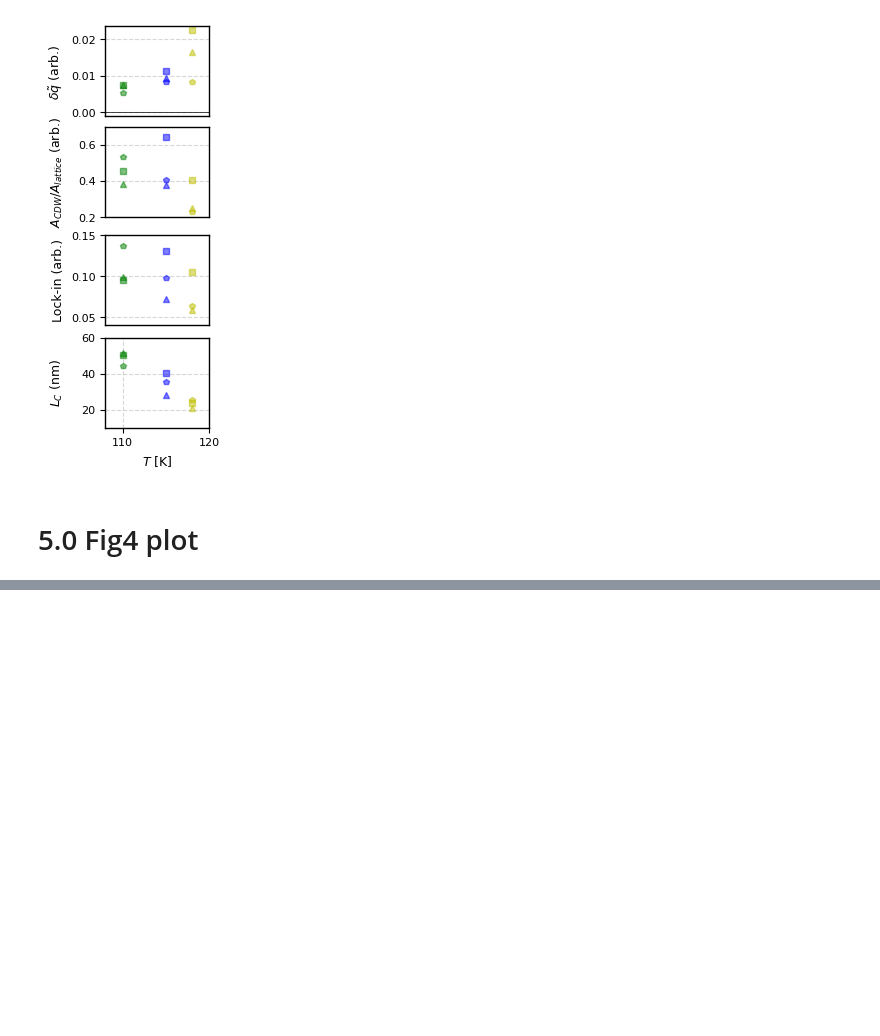
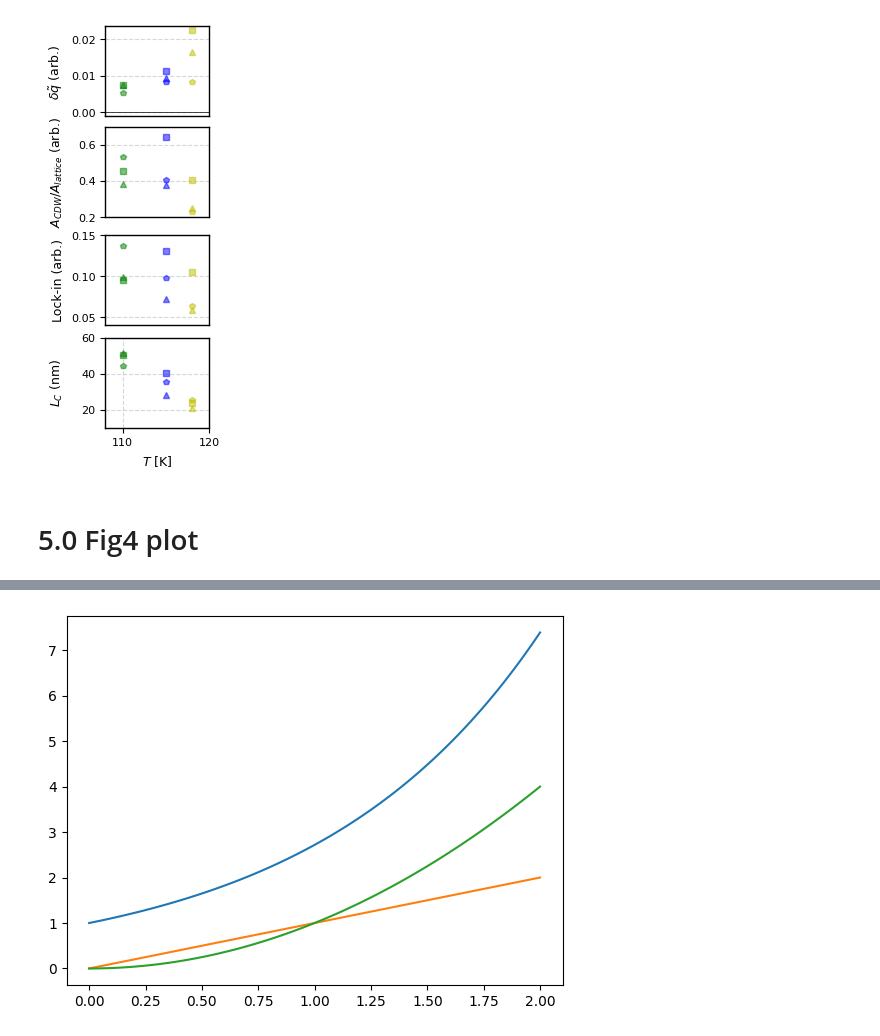
Before and after one commit to Potdooshami/2H_TaSe2_Tc_STM, a Jupyter notebook: C05_Fig_printout.ipynb, the cells around one changed output, grey strips where cells are left out. Cells and saved outputs as stored; diff of their text form; code cells hidden in the pictures; blank space fills up the shorter version.

```diff
--- a/C05_Fig_printout.ipynb
+++ b/C05_Fig_printout.ipynb
@@ -459,0 +604,12 @@ fig = plt.figure()
+# %%
+xs = np.linspace(0,2,100)
+yss = []
+yss.append(np.exp(xs))
+yss.append(xs)
+yss.append(xs*xs)
+for ys in yss:
+    plt.plot(xs,ys)
+ax = plt.gca()
+# ax.set_yscale('logit')
+# %% [output]
+[figure, added]
```
Also changed, not shown: parts of 2 cells of this notebook.
